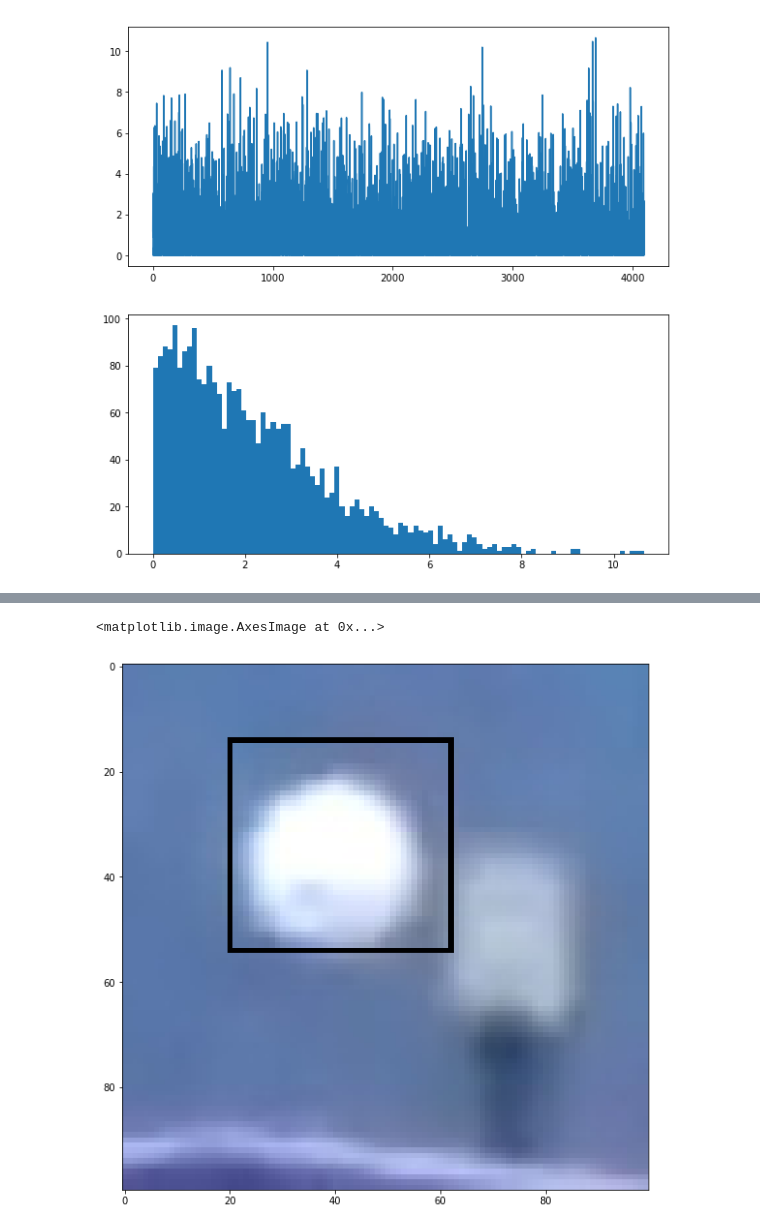
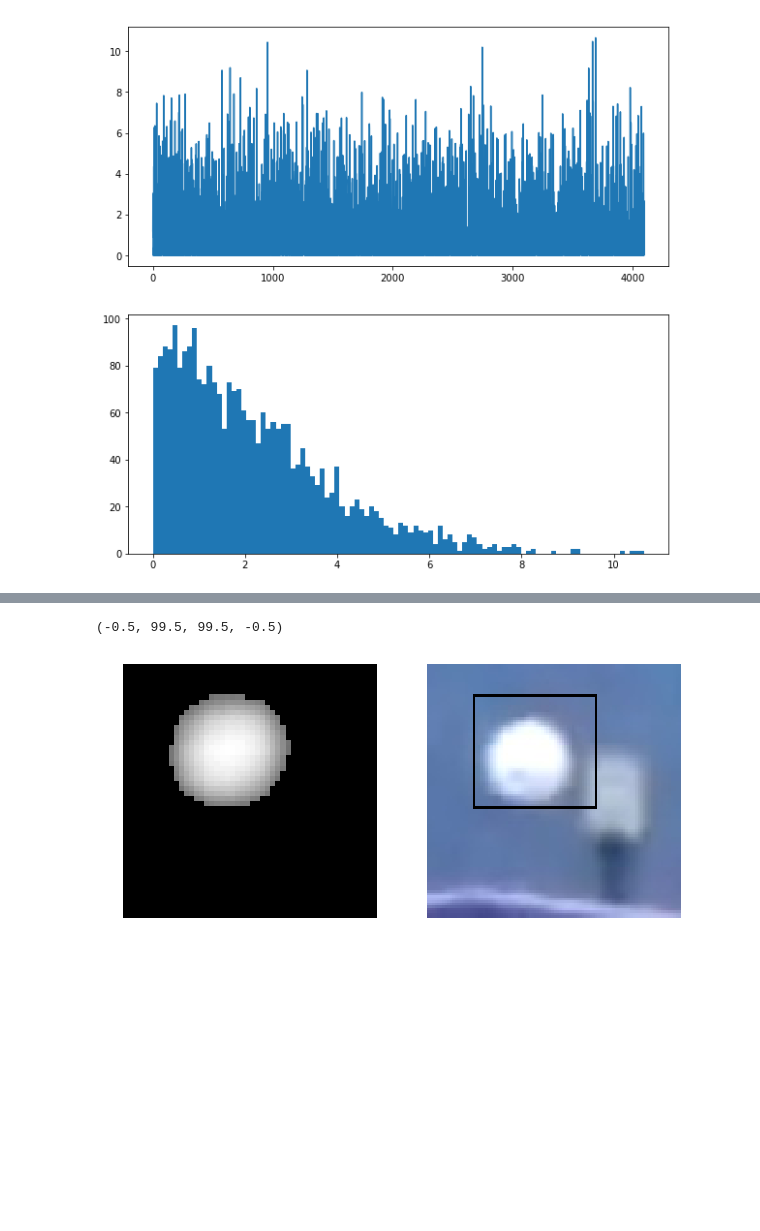
Before and after one commit to BrotherJing/CNN_tabletennis, a Jupyter notebook: struct_output.ipynb, the cells around one changed output, grey strips where cells are left out. Cells and saved outputs as stored; diff of their text form; code cells hidden in the pictures; blank space fills up the shorter version.

```diff
--- a/struct_output.ipynb
+++ b/struct_output.ipynb
@@ -182,8 +182,12 @@ for npaContour in npaContours:
     if cv2.contourArea(npaContour) > 10:
         [x,y,w,h] = cv2.boundingRect(npaContour)
         cv2.rectangle(output_img, (x*2,y*2), ((x+w)*2, (y+h)*2), (0,0,255), 1)
-
-plt.imshow(output_img)
-# %% [output]
-<matplotlib.image.AxesImage at 0x...>
-[figure, removed]
+# %%
+plt.subplot(1, 2, 1)
+plt.imshow(sodlt); plt.axis('off')
+
+plt.subplot(1, 2, 2)
+plt.imshow(output_img); plt.axis('off')
+# %% [output]
+(-0.5, 99.5, 99.5, -0.5)
+[figure, added]
```
Also changed, not shown: parts of 2 cells of this notebook, 1 other file.
